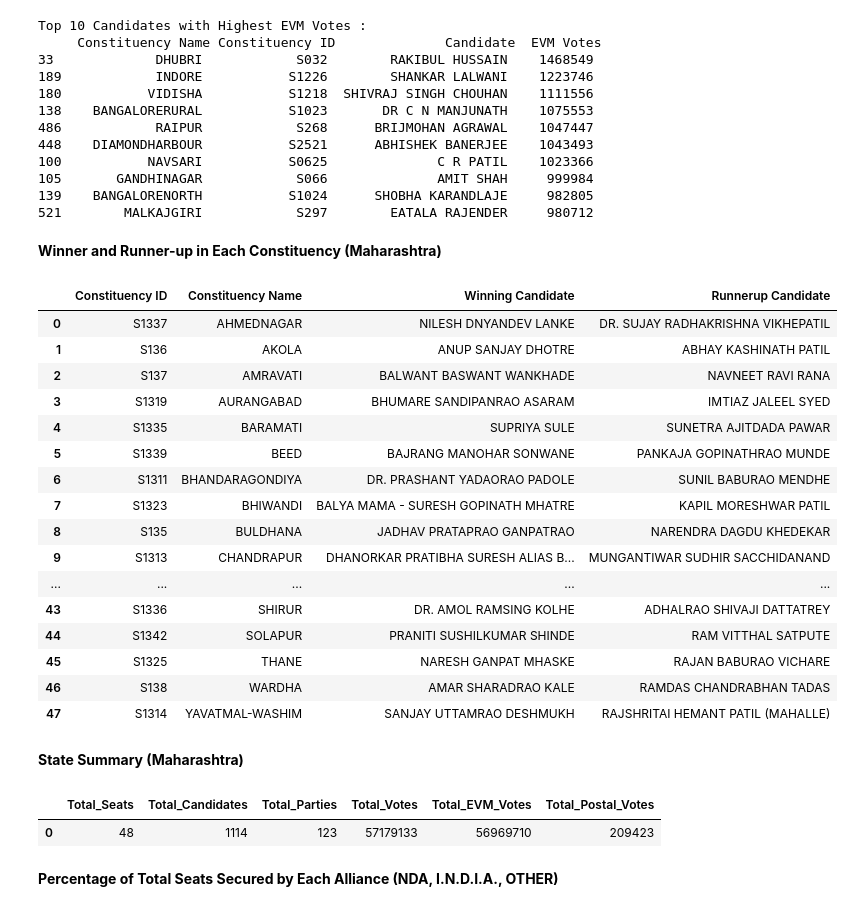
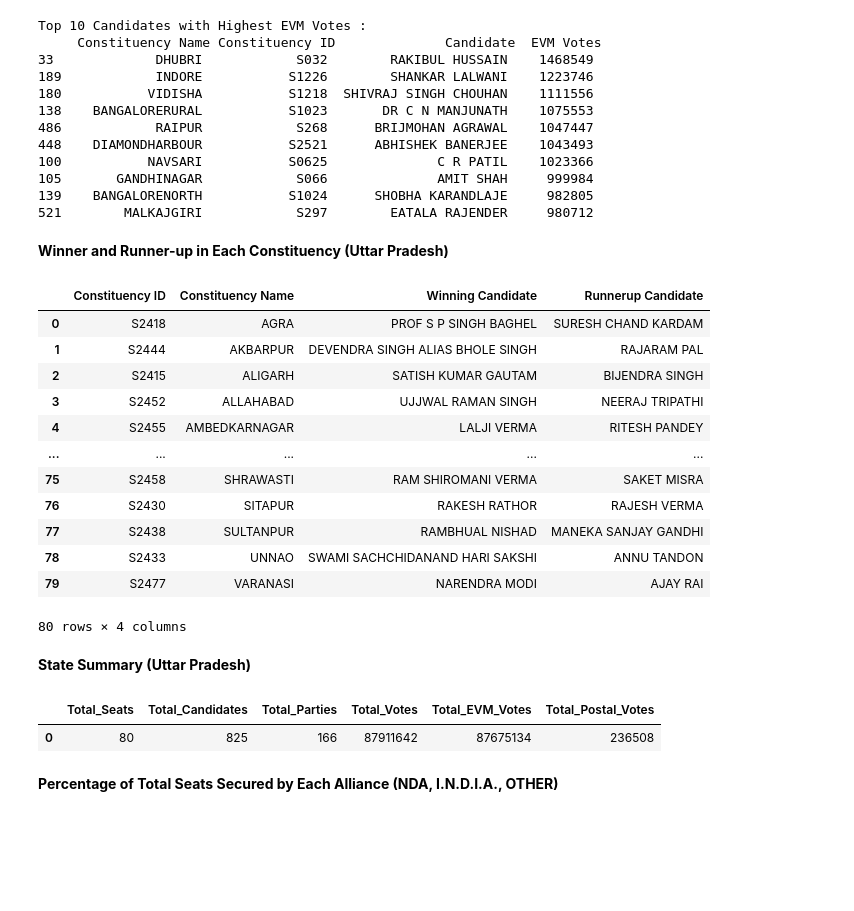
Before and after one commit to nikhil999777/India-Election-Result-Analysis-2024, a Jupyter notebook: indian_elec_result_analysis.ipynb, the cells around one changed output. Drawn from its saved outputs; the diff is of its cells as text; code cells hidden in the pictures; blank space fills up the shorter version.

```diff
--- a/indian_elec_result_analysis.ipynb
+++ b/indian_elec_result_analysis.ipynb
@@ -350,69 +385,64 @@ Top 10 Candidates with Highest EVM Votes :
 139    BANGALORENORTH           S1024      SHOBHA KARANDLAJE     982805
 521        MALKAJGIRI            S297        EATALA RAJENDER     980712
 # %% [markdown]
-**Winner and Runner-up in Each Constituency (Maharashtra)**
+**Winner and Runner-up in Each Constituency (Uttar Pradesh)**
 # %%
-maha = constituencywise_results.merge(statewise_results, on='Parliament Constituency') \
+uttar = constituencywise_results.merge(statewise_results, on='Parliament Constituency') \
                                 .merge(states, on='State ID')
-maha_const_ids = maha[maha['State'] == 'Maharashtra']['Constituency ID'].unique()
+uttar_const_ids = uttar[uttar['State'] == 'Uttar Pradesh']['Constituency ID'].unique()
 
-filtered = constituencywise_details[constituencywise_details['Constituency ID'].isin(maha_const_ids)].copy()
-filtered['Total_Votes'] = filtered['EVM Votes'] + filtered['Postal Votes']
+filtered = constituencywise_details[constituencywise_details['Constituency ID'].isin(uttar_const_ids)].copy()
 filtered['Rank'] = filtered.groupby('Constituency ID')['Total Votes'].rank(method='first', ascending=False)
 
 winners = filtered[filtered['Rank'] == 1]
 runners = filtered[filtered['Rank'] == 2]
 
 merged2 = constituencywise_results[['Constituency ID', 'Constituency Name']].drop_duplicates()
-final_maharashtra = merged2.merge(winners[['Constituency ID', 'Candidate']], on='Constituency ID') \
+final_uttarpradesh = merged2.merge(winners[['Constituency ID', 'Candidate']], on='Constituency ID') \
               .rename(columns={'Candidate': 'Winning Candidate'}) \
               .merge(runners[['Constituency ID', 'Candidate']], on='Constituency ID') \
               .rename(columns={'Candidate': 'Runnerup Candidate'}) \
               .sort_values('Constituency Name')
 
-final_maharashtra
+final_uttarpradesh
 # %% [output]
 |  | Constituency ID | Constituency Name | Winning Candidate | Runnerup Candidate |
-| 0 | S1337 | AHMEDNAGAR | NILESH DNYANDEV LANKE | DR. SUJAY RADHAKRISHNA VIKHEPATIL |
-| 1 | S136 | AKOLA | ANUP SANJAY DHOTRE | ABHAY KASHINATH PATIL |
-| 2 | S137 | AMRAVATI | BALWANT BASWANT WANKHADE | NAVNEET RAVI RANA |
-| 3 | S1319 | AURANGABAD | BHUMARE SANDIPANRAO ASARAM | IMTIAZ JALEEL SYED |
-| 4 | S1335 | BARAMATI | SUPRIYA SULE | SUNETRA AJITDADA PAWAR |
-| 5 | S1339 | BEED | BAJRANG MANOHAR SONWANE | PANKAJA GOPINATHRAO MUNDE |
-| 6 | S1311 | BHANDARAGONDIYA | DR. PRASHANT YADAORAO PADOLE | SUNIL BABURAO MENDHE |
-| 7 | S1323 | BHIWANDI | BALYA MAMA - SURESH GOPINATH MHATRE | KAPIL MORESHWAR PATIL |
-| 8 | S135 | BULDHANA | JADHAV PRATAPRAO GANPATRAO | NARENDRA DAGDU KHEDEKAR |
-| 9 | S1313 | CHANDRAPUR | DHANORKAR PRATIBHA SURESH ALIAS B... | MUNGANTIWAR SUDHIR SACCHIDANAND |
+| 0 | S2418 | AGRA | PROF S P SINGH BAGHEL | SURESH CHAND KARDAM |
+| 1 | S2444 | AKBARPUR | DEVENDRA SINGH ALIAS BHOLE SINGH | RAJARAM PAL |
+| 2 | S2415 | ALIGARH | SATISH KUMAR GAUTAM | BIJENDRA SINGH |
+| 3 | S2452 | ALLAHABAD | UJJWAL RAMAN SINGH | NEERAJ TRIPATHI |
+| 4 | S2455 | AMBEDKARNAGAR | LALJI VERMA | RITESH PANDEY |
 | ... | ... | ... | ... | ... |
-| 43 | S1336 | SHIRUR | DR. AMOL RAMSING KOLHE | ADHALRAO SHIVAJI DATTATREY |
-| 44 | S1342 | SOLAPUR | PRANITI SUSHILKUMAR SHINDE | RAM VITTHAL SATPUTE |
-| 45 | S1325 | THANE | NARESH GANPAT MHASKE | RAJAN BABURAO VICHARE |
-| 46 | S138 | WARDHA | AMAR SHARADRAO KALE | RAMDAS CHANDRABHAN TADAS |
-| 47 | S1314 | YAVATMAL-WASHIM | SANJAY UTTAMRAO DESHMUKH | RAJSHRITAI HEMANT PATIL (MAHALLE) |
+| 75 | S2458 | SHRAWASTI | RAM SHIROMANI VERMA | SAKET MISRA |
+| 76 | S2430 | SITAPUR | RAKESH RATHOR | RAJESH VERMA |
+| 77 | S2438 | SULTANPUR | RAMBHUAL NISHAD | MANEKA SANJAY GANDHI |
+| 78 | S2433 | UNNAO | SWAMI SACHCHIDANAND HARI SAKSHI | ANNU TANDON |
+| 79 | S2477 | VARANASI | NARENDRA MODI | AJAY RAI |
+80 rows × 4 columns
 # %% [markdown]
-**State Summary (Maharashtra)**
+**State Summary (Uttar Pradesh)**
 # %%
 merged4 = constituencywise_results.merge(statewise_results, on='Parliament Constituency') \
                                   .merge(states, on='State ID') \
                                   .merge(constituencywise_details, on='Constituency ID') \
                                   .merge(partywise_results, on='Party ID')
 
-maha_data = merged4[merged4['State'] == 'Maharashtra']
+Uttar_data = merged4[merged4['State'] == 'Uttar Pradesh']
 
 summary = {
-    'Total_Seats': maha_data['Constituency ID'].nunique(),
-    'Total_Candidates': maha_data['Candidate'].nunique(),
-    'Total_Parties': maha_data['Party_x'].nunique(),
-    'Total_Votes': (maha_data['EVM Votes'] + maha_data['Postal Votes']).sum(),
-    'Total_EVM_Votes': maha_data['EVM Votes'].sum(),
-    'Total_Postal_Votes': maha_data['Postal Votes'].sum()
+    'Total_Seats': Uttar_data['Constituency ID'].nunique(),
+    'Total_Candidates': Uttar_data['Candidate'].nunique(),
+    'Total_Parties': Uttar_data['Party_x'].nunique(),
+    'Total_Votes': (Uttar_data['EVM Votes'] + Uttar_data['Postal Votes']).sum(),
+    'Total_EVM_Votes': Uttar_data['EVM Votes'].sum(),
+    'Total_Postal_Votes': Uttar_data['Postal Votes'].sum()
 }
 
 summary_df = pd.DataFrame(summary, index = [0])
 summary_df
 # %% [output]
 |  | Total_Seats | Total_Candidates | Total_Parties | Total_Votes | Total_EVM_Votes | Total_Postal_Votes |
-| 0 | 48 | 1114 | 123 | 57179133 | 56969710 | 209423 |
+| 0 | 80 | 825 | 166 | 87911642 | 87675134 | 236508 |
 # %% [markdown]
 **Percentage of Total Seats Secured by Each Alliance (NDA, I.N.D.I.A., OTHER)**
 # %%
```
Also changed, not shown: parts of 12 cells of this notebook.
